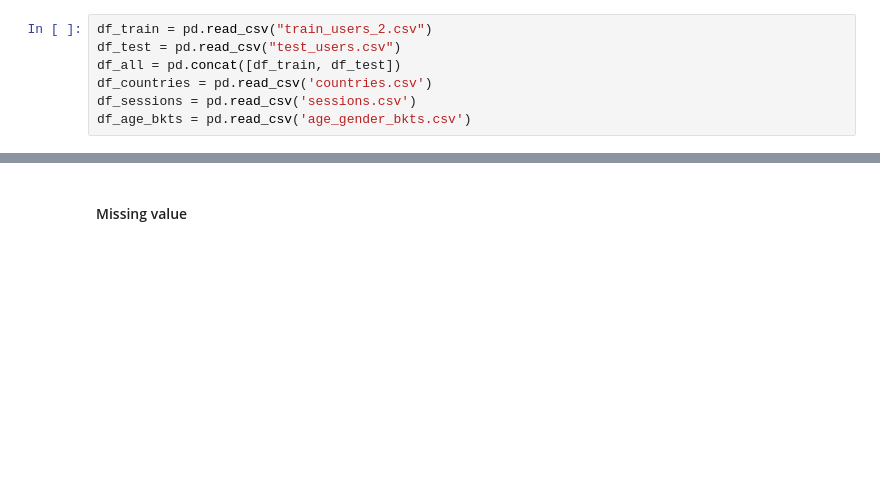
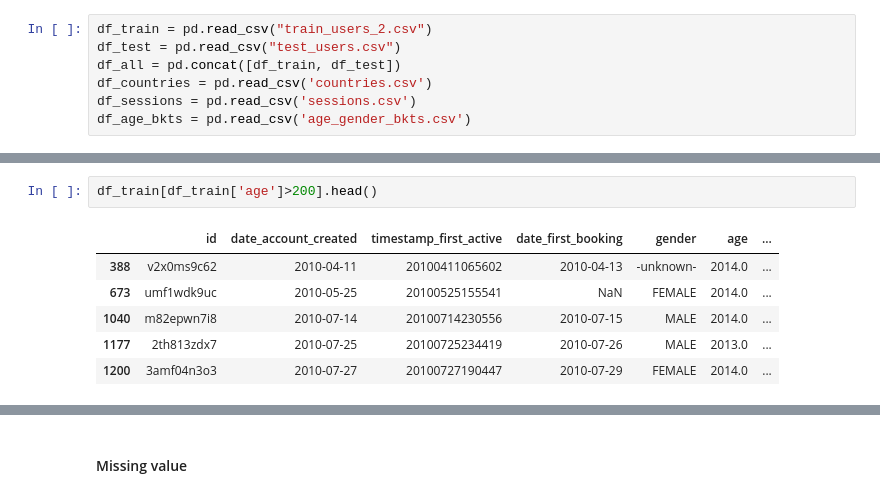
Before and after one commit to wjy5446/airbnb-new-booking, a Jupyter notebook: Airbnb_V5.0.ipynb, the cells around one changed output, grey strips where cells are left out. Cells and saved outputs as stored; diff of their text form; blank space fills up the shorter version.

```diff
--- a/Airbnb_V5.0.ipynb
+++ b/Airbnb_V5.0.ipynb
@@ -663,0 +332,9 @@ df_age_bkts = pd.read_csv('age_gender_bkts.csv')
+# %%
+df_train[df_train['age']>200].head()
+# %% [output]
+|  | id | date_account_created | timestamp_first_active | date_first_booking | gender | age | ... |
+| 388 | v2x0ms9c62 | 2010-04-11 | 20100411065602 | 2010-04-13 | -unknown- | 2014.0 | ... |
+| 673 | umf1wdk9uc | 2010-05-25 | 20100525155541 | NaN | FEMALE | 2014.0 | ... |
+| 1040 | m82epwn7i8 | 2010-07-14 | 20100714230556 | 2010-07-15 | MALE | 2014.0 | ... |
+| 1177 | 2th813zdx7 | 2010-07-25 | 20100725234419 | 2010-07-26 | MALE | 2013.0 | ... |
+| 1200 | 3amf04n3o3 | 2010-07-27 | 20100727190447 | 2010-07-29 | FEMALE | 2014.0 | ... |
```
Also changed, not shown: parts of 92 cells of this notebook, 1 other file.
